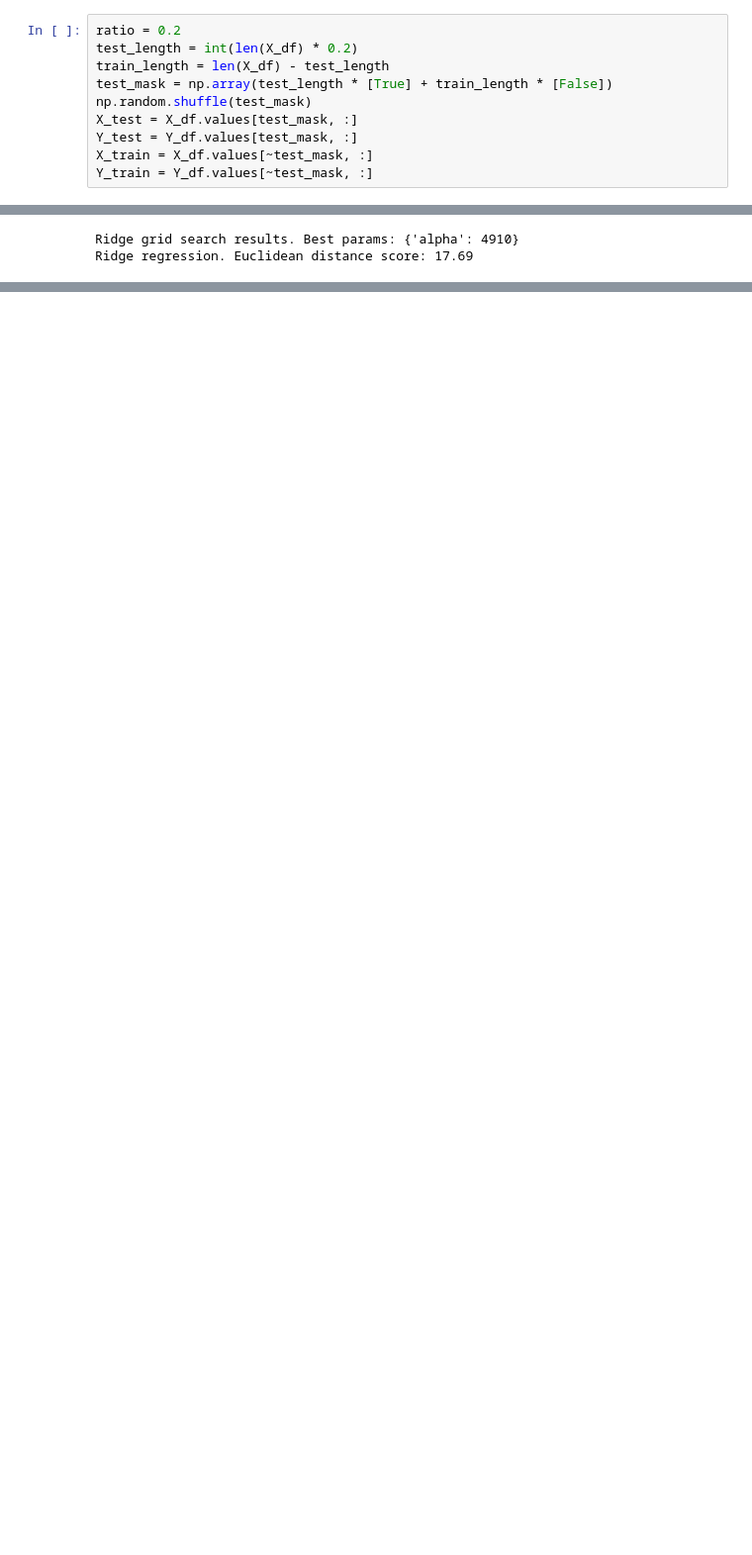
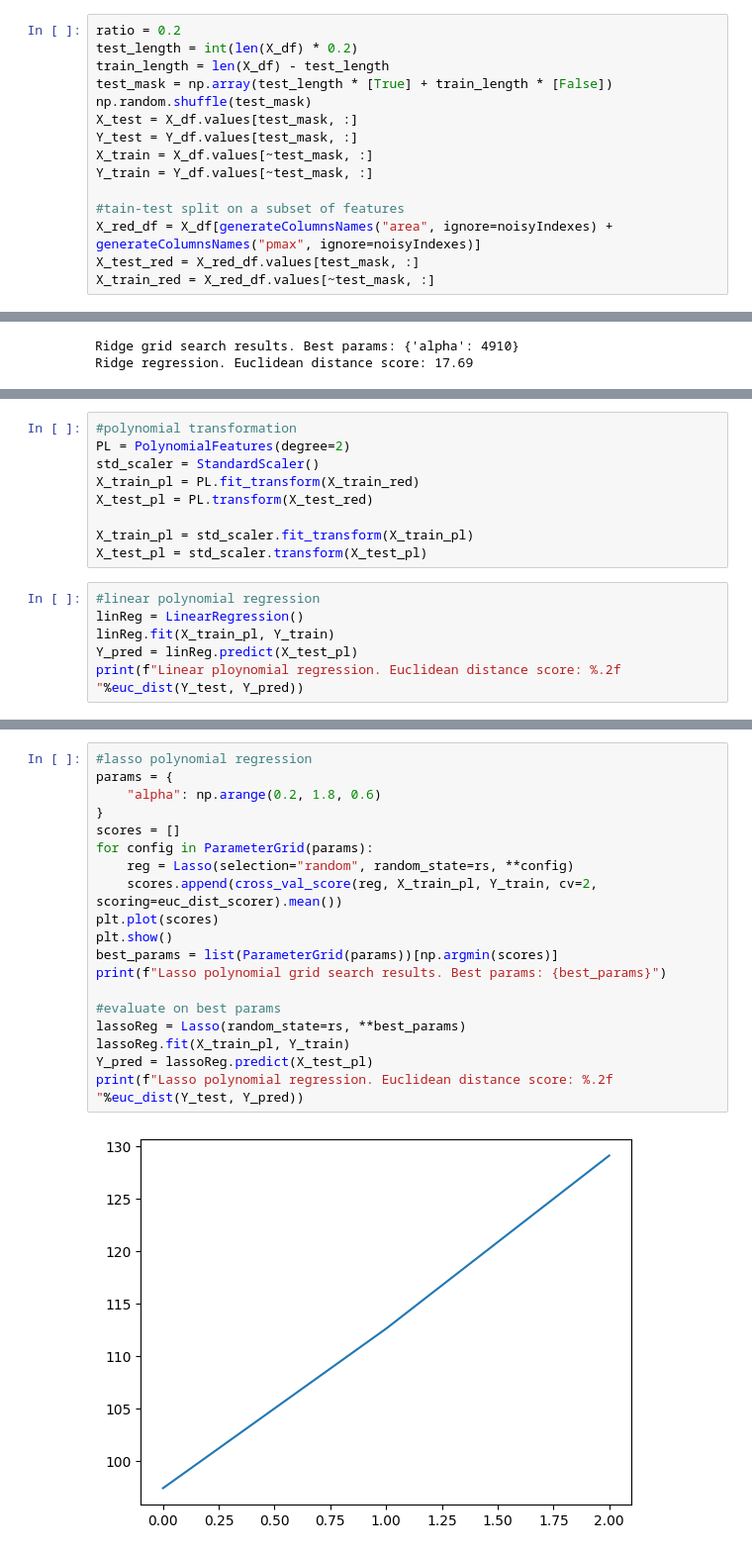
Before and after one commit to marcomag416/dslWinterProject, a Jupyter notebook: dslWinterProject.ipynb, the cells around one changed output, grey strips where cells are left out. Shown: that part at 99% size. Drawn from its saved outputs; the diff is of its cells as text; blank space fills up the shorter version.

```diff
--- a/dslWinterProject.ipynb
+++ b/dslWinterProject.ipynb
@@ -113,6 +161,11 @@ X_test = X_df.values[test_mask, :]
 Y_test = Y_df.values[test_mask, :]
 X_train = X_df.values[~test_mask, :]
 Y_train = Y_df.values[~test_mask, :]
+
+#tain-test split on a subset of features
+X_red_df = X_df[generateColumnsNames("area", ignore=noisyIndexes) + generateColumnsNames("pmax", ignore=noisyIndexes)]
+X_test_red = X_red_df.values[test_mask, :]
+X_train_red = X_red_df.values[~test_mask, :]
 # %% [markdown]
 ## Regression
 # %%
@@ -177,0 +233,15 @@ Ridge regression. Euclidean distance score: 17.69
+# %%
+#polynomial transformation
+PL = PolynomialFeatures(degree=2)
+std_scaler = StandardScaler()
+X_train_pl = PL.fit_transform(X_train_red)
+X_test_pl = PL.transform(X_test_red)
+
+X_train_pl = std_scaler.fit_transform(X_train_pl)
+X_test_pl = std_scaler.transform(X_test_pl)
+# %%
+#linear polynomial regression
+linReg = LinearRegression()
+linReg.fit(X_train_pl, Y_train)
+Y_pred = linReg.predict(X_test_pl)
+print(f"Linear ploynomial regression. Euclidean distance score: %.2f "%euc_dist(Y_test, Y_pred))
@@ -177,0 +250,21 @@ Ridge regression. Euclidean distance score: 17.69
+# %%
+#lasso polynomial regression
+params = {
+    "alpha": np.arange(0.2, 1.8, 0.6)
+}
+scores = []
+for config in ParameterGrid(params):
+    reg = Lasso(selection="random", random_state=rs, **config)
+    scores.append(cross_val_score(reg, X_train_pl, Y_train, cv=2, scoring=euc_dist_scorer).mean())
+plt.plot(scores)
+plt.show()
+best_params = list(ParameterGrid(params))[np.argmin(scores)]
+print(f"Lasso polynomial grid search results. Best params: {best_params}")
+
+#evaluate on best params
+lassoReg = Lasso(random_state=rs, **best_params)
+lassoReg.fit(X_train_pl, Y_train)
+Y_pred = lassoReg.predict(X_test_pl)
+print(f"Lasso polynomial regression. Euclidean distance score: %.2f "%euc_dist(Y_test, Y_pred))
+# %% [output]
+[figure, added]
```
Also changed, not shown: parts of 19 cells of this notebook, 3 other files.
